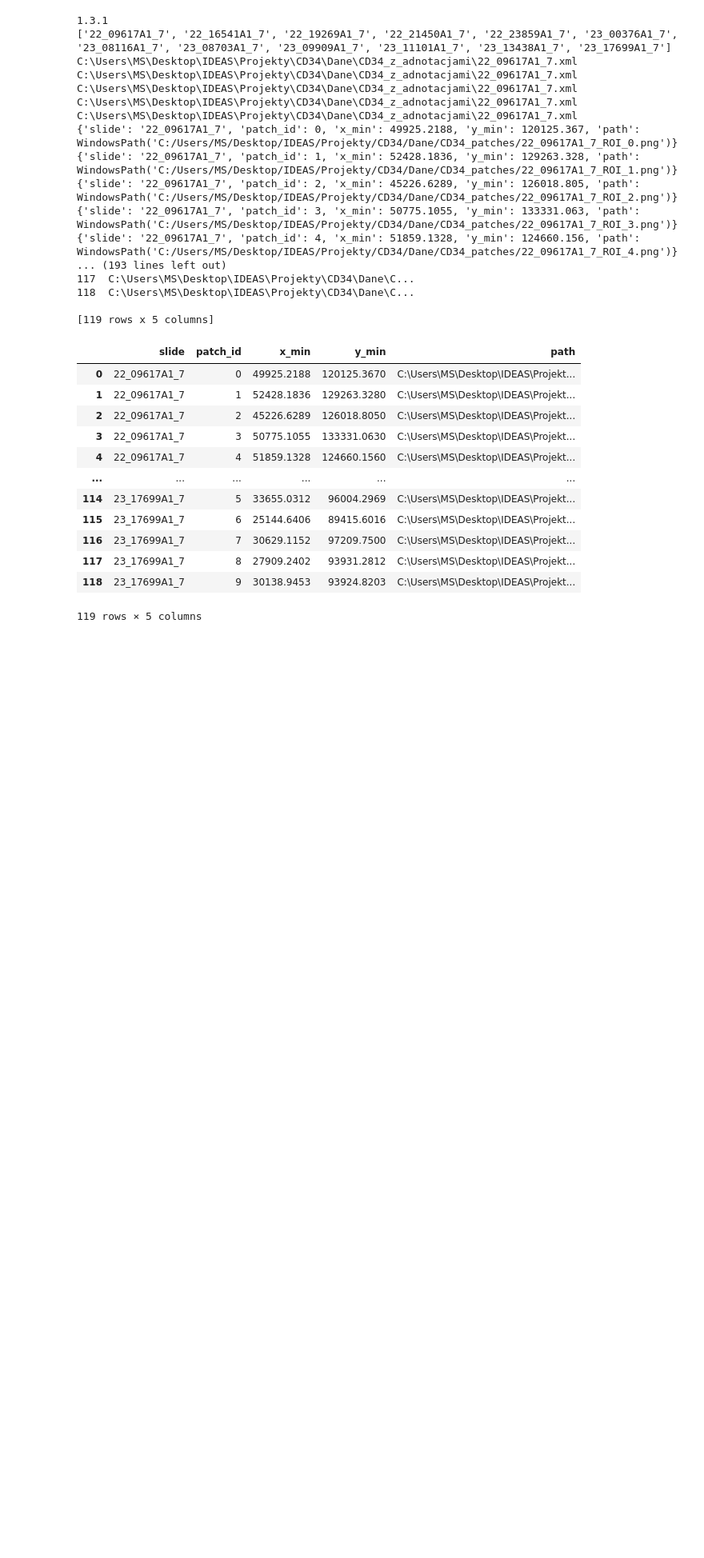
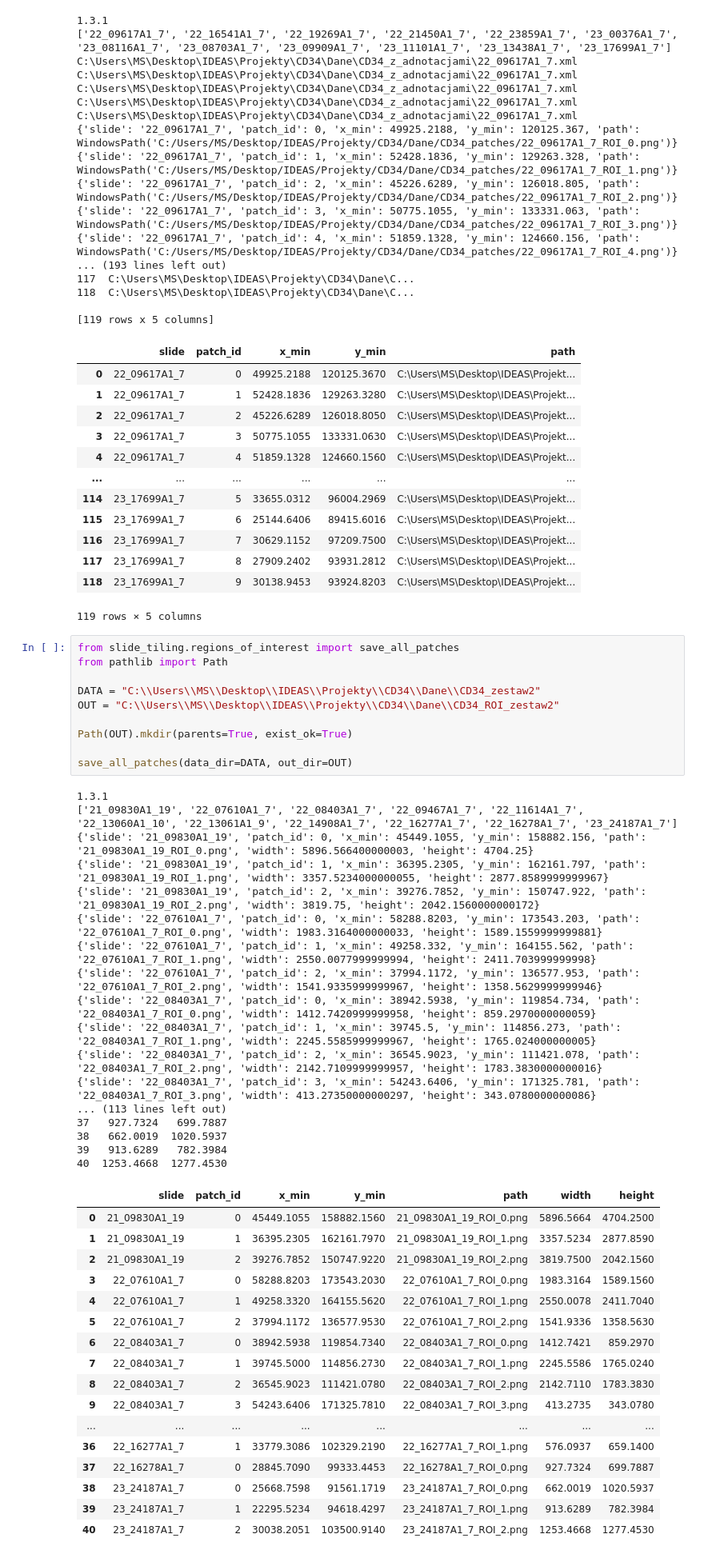
Before and after one commit to mm-sokol/slide-tiling, a Jupyter notebook: src/2_create_roi_dataset.ipynb, the cells around one changed output. Shown at 80% size. Drawn from its saved outputs; the diff is of its cells as text; blank space fills up the shorter version.

```diff
--- a/src/2_create_roi_dataset.ipynb
+++ b/src/2_create_roi_dataset.ipynb
@@ -39,3 +39,48 @@ C:\Users\MS\Desktop\IDEAS\Projekty\CD34\Dane\CD34_z_adnotacjami\22_09617A1_7.xml
 | 117 | 23_17699A1_7 | 8 | 27909.2402 | 93931.2812 | C:\Users\MS\Desktop\IDEAS\Projekt... |
 | 118 | 23_17699A1_7 | 9 | 30138.9453 | 93924.8203 | C:\Users\MS\Desktop\IDEAS\Projekt... |
 119 rows × 5 columns
+# %%
+from slide_tiling.regions_of_interest import save_all_patches
+from pathlib import Path
+
+DATA = "C:\\Users\\MS\\Desktop\\IDEAS\\Projekty\\CD34\\Dane\\CD34_zestaw2"
+OUT = "C:\\Users\\MS\\Desktop\\IDEAS\\Projekty\\CD34\\Dane\\CD34_ROI_zestaw2"
+
+Path(OUT).mkdir(parents=True, exist_ok=True)
+
+save_all_patches(data_dir=DATA, out_dir=OUT)
+# %% [output]
+1.3.1
+['21_09830A1_19', '22_07610A1_7', '22_08403A1_7', '22_09467A1_7', '22_11614A1_7', '22_13060A1_10', '22_13061A1_9', '22_14908A1_7', '22_16277A1_7', '22_16278A1_7', '23_24187A1_7']
+{'slide': '21_09830A1_19', 'patch_id': 0, 'x_min': 45449.1055, 'y_min': 158882.156, 'path': '21_09830A1_19_ROI_0.png', 'width': 5896.566400000003, 'height': 4704.25}
+{'slide': '21_09830A1_19', 'patch_id': 1, 'x_min': 36395.2305, 'y_min': 162161.797, 'path': '21_09830A1_19_ROI_1.png', 'width': 3357.5234000000055, 'height': 2877.8589999999967}
+{'slide': '21_09830A1_19', 'patch_id': 2, 'x_min': 39276.7852, 'y_min': 150747.922, 'path': '21_09830A1_19_ROI_2.png', 'width': 3819.75, 'height': 2042.1560000000172}
+{'slide': '22_07610A1_7', 'patch_id': 0, 'x_min': 58288.8203, 'y_min': 173543.203, 'path': '22_07610A1_7_ROI_0.png', 'width': 1983.3164000000033, 'height': 1589.1559999999881}
+{'slide': '22_07610A1_7', 'patch_id': 1, 'x_min': 49258.332, 'y_min': 164155.562, 'path': '22_07610A1_7_ROI_1.png', 'width': 2550.0077999999994, 'height': 2411.703999999998}
+{'slide': '22_07610A1_7', 'patch_id': 2, 'x_min': 37994.1172, 'y_min': 136577.953, 'path': '22_07610A1_7_ROI_2.png', 'width': 1541.9335999999967, 'height': 1358.5629999999946}
+{'slide': '22_08403A1_7', 'patch_id': 0, 'x_min': 38942.5938, 'y_min': 119854.734, 'path': '22_08403A1_7_ROI_0.png', 'width': 1412.7420999999958, 'height': 859.2970000000059}
+{'slide': '22_08403A1_7', 'patch_id': 1, 'x_min': 39745.5, 'y_min': 114856.273, 'path': '22_08403A1_7_ROI_1.png', 'width': 2245.5585999999967, 'height': 1765.024000000005}
+{'slide': '22_08403A1_7', 'patch_id': 2, 'x_min': 36545.9023, 'y_min': 111421.078, 'path': '22_08403A1_7_ROI_2.png', 'width': 2142.7109999999957, 'height': 1783.3830000000016}
+{'slide': '22_08403A1_7', 'patch_id': 3, 'x_min': 54243.6406, 'y_min': 171325.781, 'path': '22_08403A1_7_ROI_3.png', 'width': 413.27350000000297, 'height': 343.0780000000086}
+... (113 lines left out)
+37   927.7324   699.7887
+38   662.0019  1020.5937
+39   913.6289   782.3984
+40  1253.4668  1277.4530
+|  | slide | patch_id | x_min | y_min | path | width | height |
+| 0 | 21_09830A1_19 | 0 | 45449.1055 | 158882.1560 | 21_09830A1_19_ROI_0.png | 5896.5664 | 4704.2500 |
+| 1 | 21_09830A1_19 | 1 | 36395.2305 | 162161.7970 | 21_09830A1_19_ROI_1.png | 3357.5234 | 2877.8590 |
+| 2 | 21_09830A1_19 | 2 | 39276.7852 | 150747.9220 | 21_09830A1_19_ROI_2.png | 3819.7500 | 2042.1560 |
+| 3 | 22_07610A1_7 | 0 | 58288.8203 | 173543.2030 | 22_07610A1_7_ROI_0.png | 1983.3164 | 1589.1560 |
+| 4 | 22_07610A1_7 | 1 | 49258.3320 | 164155.5620 | 22_07610A1_7_ROI_1.png | 2550.0078 | 2411.7040 |
+| 5 | 22_07610A1_7 | 2 | 37994.1172 | 136577.9530 | 22_07610A1_7_ROI_2.png | 1541.9336 | 1358.5630 |
+| 6 | 22_08403A1_7 | 0 | 38942.5938 | 119854.7340 | 22_08403A1_7_ROI_0.png | 1412.7421 | 859.2970 |
+| 7 | 22_08403A1_7 | 1 | 39745.5000 | 114856.2730 | 22_08403A1_7_ROI_1.png | 2245.5586 | 1765.0240 |
+| 8 | 22_08403A1_7 | 2 | 36545.9023 | 111421.0780 | 22_08403A1_7_ROI_2.png | 2142.7110 | 1783.3830 |
+| 9 | 22_08403A1_7 | 3 | 54243.6406 | 171325.7810 | 22_08403A1_7_ROI_3.png | 413.2735 | 343.0780 |
+| ... | ... | ... | ... | ... | ... | ... | ... |
+| 36 | 22_16277A1_7 | 1 | 33779.3086 | 102329.2190 | 22_16277A1_7_ROI_1.png | 576.0937 | 659.1400 |
+| 37 | 22_16278A1_7 | 0 | 28845.7090 | 99333.4453 | 22_16278A1_7_ROI_0.png | 927.7324 | 699.7887 |
+| 38 | 23_24187A1_7 | 0 | 25668.7598 | 91561.1719 | 23_24187A1_7_ROI_0.png | 662.0019 | 1020.5937 |
+| 39 | 23_24187A1_7 | 1 | 22295.5234 | 94618.4297 | 23_24187A1_7_ROI_1.png | 913.6289 | 782.3984 |
+| 40 | 23_24187A1_7 | 2 | 30038.2051 | 103500.9140 | 23_24187A1_7_ROI_2.png | 1253.4668 | 1277.4530 |
```
Also changed, not shown: parts of 1 cell of this notebook, 4 other files.
